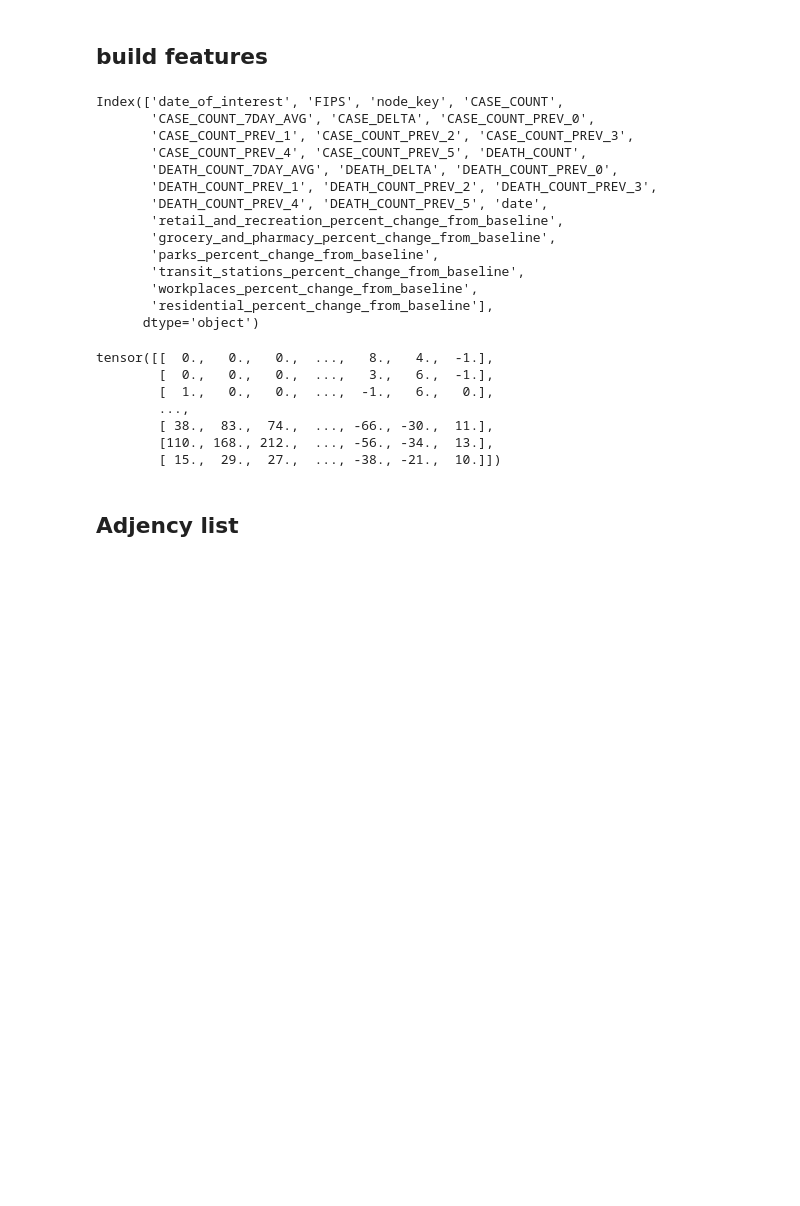
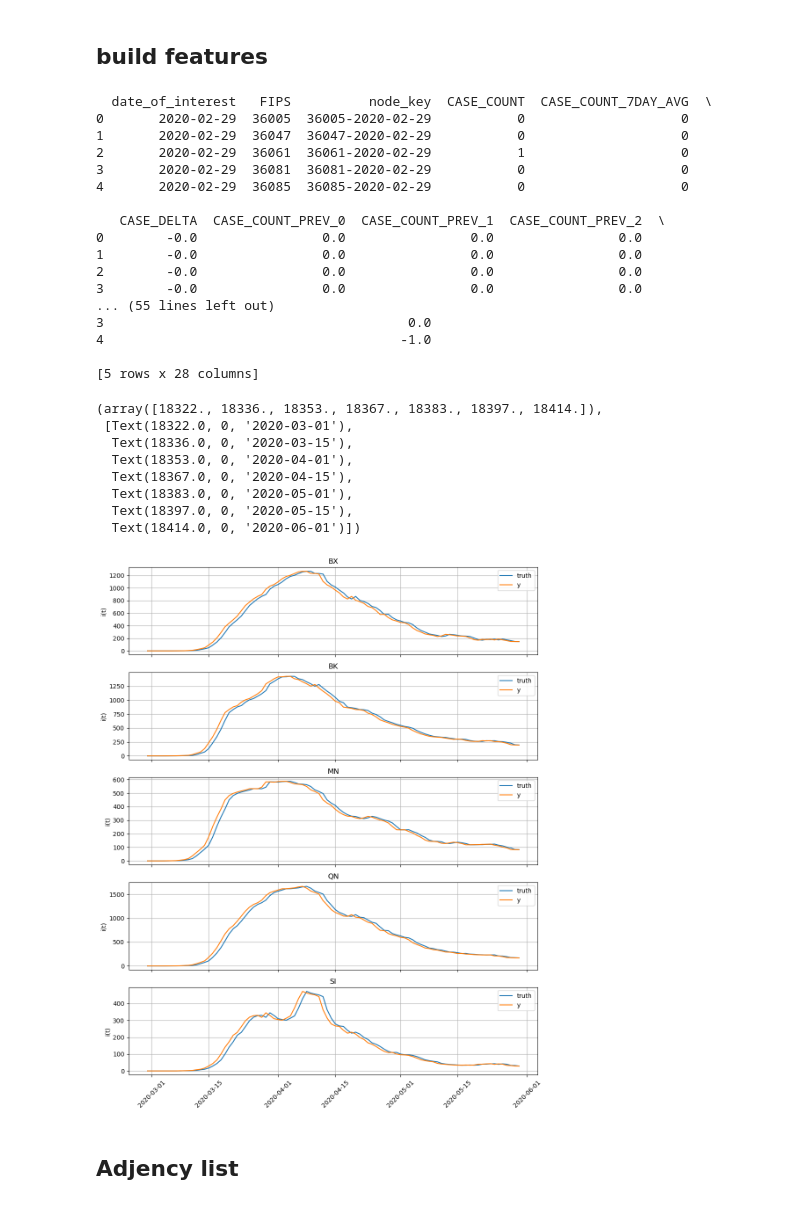
Before and after one commit to hwunrow/cgnn, a Jupyter notebook: src/Untitled.ipynb, the cells around one changed output. Drawn from its saved outputs; the diff is of its cells as text; code cells hidden in the pictures; blank space fills up the shorter version.

```diff
--- a/src/Untitled.ipynb
+++ b/src/Untitled.ipynb
@@ -63,7 +68,9 @@ death_subset_df.head()
 # compute deltas
 death_subset_df = death_subset_df.sort_values(by=['date_of_interest', 'FIPS'])
 
-death_subset_df['DEATH_DELTA'] = death_subset_df.groupby(['FIPS'])['DEATH_COUNT'].diff(-1).fillna(0)
+# death_subset_df['DEATH_DELTA'] = death_subset_df.groupby(['FIPS'])['DEATH_COUNT'].diff(-1).fillna(0)
+death_subset_df['DEATH_DELTA'] = death_subset_df.groupby(['FIPS'])['DEATH_COUNT_7DAY_AVG'].diff(-1).fillna(0)
+
 death_subset_df['DEATH_DELTA'] = death_subset_df['DEATH_DELTA'] * -1
 # %%
 subset_cols = ['date_of_interest',
@@ -200,7 +209,7 @@ nyc_mobility_report_df.head()
 # %%
 x_t = case_subset_df.merge(death_subset_df, on=['date_of_interest','FIPS', 'node_key'])
 x_t = x_t.merge(nyc_mobility_report_df, left_on=['date_of_interest','FIPS'], right_on=['date','FIPS'])
-print(x_t.columns)
+print(x_t.head())
 x_t_cols = ['CASE_COUNT',
        'CASE_COUNT_7DAY_AVG', 'CASE_COUNT_PREV_0',
        'CASE_COUNT_PREV_1', 'CASE_COUNT_PREV_2', 'CASE_COUNT_PREV_3',
@@ -214,32 +223,53 @@ x_t_cols = ['CASE_COUNT',
        'workplaces_percent_change_from_baseline',
        'residential_percent_change_from_baseline']
 x_t = torch.tensor(x_t[x_t_cols].values, dtype=torch.float32)
-y_t = torch.tensor(case_subset_df['CASE_DELTA'].values, dtype=torch.float32)
+# y_t = torch.tensor(case_subset_df['CASE_DELTA'].values, dtype=torch.float32)
+y_t = torch.tensor(case_subset_df['CASE_DELTA'].values + case_subset_df['CASE_COUNT_7DAY_AVG'].values, dtype=torch.float32)
 # %% [output]
-Index(['date_of_interest', 'FIPS', 'node_key', 'CASE_COUNT',
-       'CASE_COUNT_7DAY_AVG', 'CASE_DELTA', 'CASE_COUNT_PREV_0',
-       'CASE_COUNT_PREV_1', 'CASE_COUNT_PREV_2', 'CASE_COUNT_PREV_3',
-       'CASE_COUNT_PREV_4', 'CASE_COUNT_PREV_5', 'DEATH_COUNT',
-       'DEATH_COUNT_7DAY_AVG', 'DEATH_DELTA', 'DEATH_COUNT_PREV_0',
-       'DEATH_COUNT_PREV_1', 'DEATH_COUNT_PREV_2', 'DEATH_COUNT_PREV_3',
-       'DEATH_COUNT_PREV_4', 'DEATH_COUNT_PREV_5', 'date',
-       'retail_and_recreation_percent_change_from_baseline',
-       'grocery_and_pharmacy_percent_change_from_baseline',
-       'parks_percent_change_from_baseline',
-       'transit_stations_percent_change_from_baseline',
-       'workplaces_percent_change_from_baseline',
-       'residential_percent_change_from_baseline'],
-      dtype='object')
+  date_of_interest   FIPS          node_key  CASE_COUNT  CASE_COUNT_7DAY_AVG  \
+0       2020-02-29  36005  36005-2020-02-29           0                    0
+1       2020-02-29  36047  36047-2020-02-29           0                    0
+2       2020-02-29  36061  36061-2020-02-29           1                    0
+3       2020-02-29  36081  36081-2020-02-29           0                    0
+4       2020-02-29  36085  36085-2020-02-29           0                    0
+
+   CASE_DELTA  CASE_COUNT_PREV_0  CASE_COUNT_PREV_1  CASE_COUNT_PREV_2  \
+0        -0.0                0.0                0.0                0.0
+1        -0.0                0.0                0.0                0.0
+2        -0.0                0.0                0.0                0.0
+3        -0.0                0.0                0.0                0.0
+... (55 lines left out)
+3                                       0.0
+4                                      -1.0
+
+[5 rows x 28 columns]
-# %%
-x_t
-# %% [output]
-tensor([[  0.,   0.,   0.,  ...,   8.,   4.,  -1.],
-        [  0.,   0.,   0.,  ...,   3.,   6.,  -1.],
-        [  1.,   0.,   0.,  ...,  -1.,   6.,   0.],
-        ...,
-        [ 38.,  83.,  74.,  ..., -66., -30.,  11.],
-        [110., 168., 212.,  ..., -56., -34.,  13.],
-        [ 15.,  29.,  27.,  ..., -38., -21.,  10.]])
+# %%
+import matplotlib.pyplot as plt
+
+fig, ax = plt.subplots(5, figsize=(12,15), sharex=True)
+
+for i, f in enumerate(fips_list):
+    ax[i].plot(case_subset_df.loc[case_subset_df['FIPS'] == f, 'date_of_interest'], case_subset_df.loc[case_subset_df['FIPS'] == f, 'CASE_COUNT_7DAY_AVG'].values, '-', label='truth')
+    ax[i].plot(case_subset_df.loc[case_subset_df['FIPS'] == f, 'date_of_interest'],
+               case_subset_df.loc[case_subset_df['FIPS'] == f, 'CASE_COUNT_7DAY_AVG'].values + case_subset_df.loc[case_subset_df['FIPS'] == f, 'CASE_DELTA'].values,
+               '-', label='y')
+    ax[i].legend()
+    ax[i].set_title(FIPS_BOROUGH_MAP[f])
+    ax[i].set_ylabel(r'i(t)')
+
+    ax[i].grid()
+
+plt.xticks(rotation=45)
+# %% [output]
+(array([18322., 18336., 18353., 18367., 18383., 18397., 18414.]),
+ [Text(18322.0, 0, '2020-03-01'),
+  Text(18336.0, 0, '2020-03-15'),
+  Text(18353.0, 0, '2020-04-01'),
+  Text(18367.0, 0, '2020-04-15'),
+  Text(18383.0, 0, '2020-05-01'),
+  Text(18397.0, 0, '2020-05-15'),
+  Text(18414.0, 0, '2020-06-01')])
+[figure, added]
 # %% [markdown]
 ## Adjency list
 # %%
```
Also changed, not shown: parts of 25 cells of this notebook.
